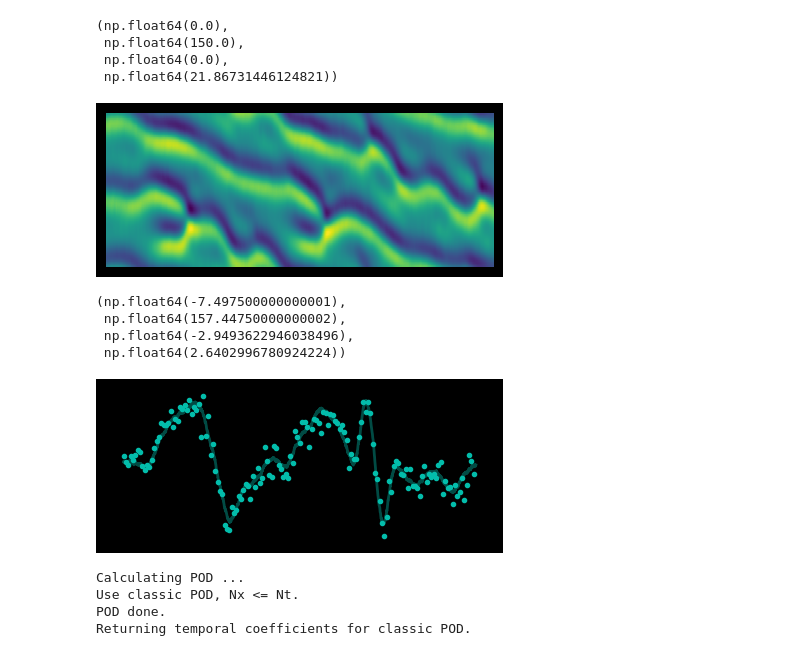
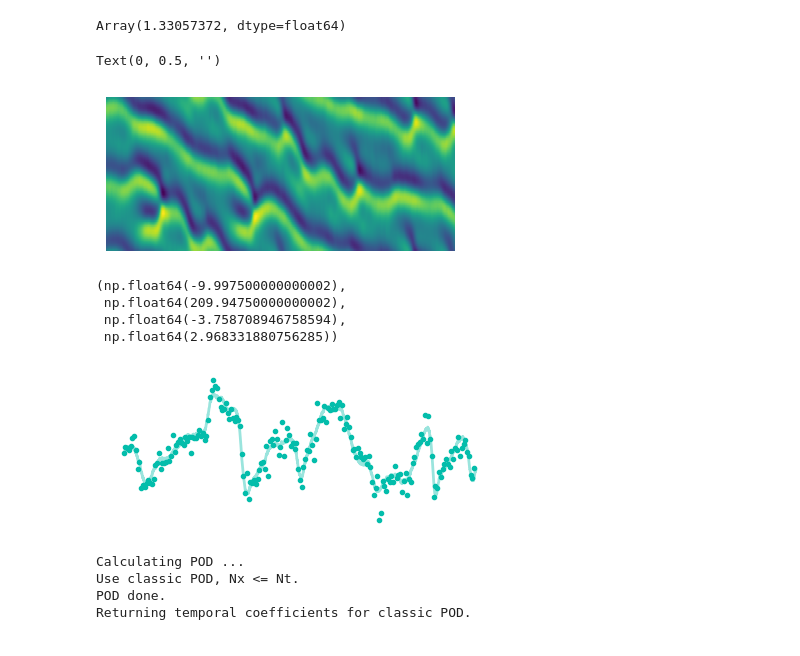
Before and after one commit to MagriLab/DA-RL, a Jupyter notebook: esn_training.ipynb, the cells around one changed output. Saved outputs shown, nothing was run; the diff lists cells and outputs as text; code cells hidden in the pictures.

```diff
--- a/esn_training.ipynb
+++ b/esn_training.ipynb
@@ -360,7 +360,7 @@ def generate_episode(config, env, episode_type='null_action'):
 config = ml_collections.ConfigDict()
 config.env = ml_collections.ConfigDict()
 config.env.N = 64
-L = 22
+L = 34
 nu = (2 * jnp.pi / L)**2
 config.env.nu = 0.08
 config.env.actuator_scale = 0.1
@@ -372,12 +372,12 @@ config.env.target = "e0"
 config.env.frame_skip = 1
 
 config.seed = 41
-config.episode_steps = 3000
+config.episode_steps = 1000
 
 config.enKF = ml_collections.ConfigDict()
 config.enKF.std_init = 0.0
 config.enKF.m = 0
-config.enKF.std_obs = 0.2
+config.enKF.std_obs = 0.0
 config.enKF.low_order_N = 0
 config.enKF.observation_starts = 0
 config.enKF.wait_steps = 1
@@ -458,34 +465,35 @@ plt.plot(RAW_DATA['observation'][0][:,0])
+# %%
+jnp.std(RAW_DATA['true_state'])
+# %% [output]
+Array(1.33057372, dtype=float64)
 # %%
 from matplotlib import rc
 
-plt.style.use("dark_background")
+# plt.style.use("dark_background")
 rc("font", **{"family": "serif", "serif": ["Computer Modern"], "size": 13})
 rc("text", usetex=True)
-
+ep_idx = 0
 total_time = env.ks_solver.dt * config.episode_steps
 x = env.ks_solver.x
-fig, ax = plt.subplots(figsize=(5,2))
-ax.imshow(RAW_DATA['true_state'][0].T,
+fig, ax = plt.subplots(figsize=(4.5,2))
+ax.imshow(RAW_DATA['true_state'][ep_idx].T,
            extent=[0, total_time, x[0], x[-1]],
            origin='lower',
            aspect='auto')
 ax.set_xticks([])
 ax.set_yticks([])
 ax.set_xticklabels([])
 ax.set_yticklabels([])
 # ax.set_xlabel('time')
 plt.axis('off')
-# ax.set_ylabel('')
+ax.set_ylabel('')
 # %% [output]
-(np.float64(0.0),
- np.float64(150.0),
- np.float64(0.0),
- np.float64(21.86731446124821))
+Text(0, 0.5, '')
-[figure, old version]
+[figure, new version]
 # %%
 true_color = "#03BDAB"
 pred_color = "#FEAC16"
-obs_idx = 3
+obs_idx = 0
 fig, ax = plt.subplots(figsize=(5,2))
 time = env.ks_solver.dt * np.arange(config.episode_steps)
 plt.plot(time[::20], RAW_DATA['observation'][0][::20,obs_idx], 'o', markersize=3, color=true_color)
@@ -493,11 +501,11 @@ plt.plot(time, RAW_DATA['true_observation'][0][:-1,obs_idx], linewidth=2, color=
 plt.xlabel('t')
 plt.axis('off')
 # %% [output]
-(np.float64(-7.497500000000001),
- np.float64(157.44750000000002),
- np.float64(-2.9493622946038496),
- np.float64(2.6402996780924224))
+(np.float64(-9.997500000000002),
+ np.float64(209.94750000000002),
+ np.float64(-3.758708946758594),
+ np.float64(2.968331880756285))
-[figure, old version]
+[figure, new version]
 # %%
 # avgs = []
 # for i in range(total_episodes):
```
Also changed, not shown: parts of 51 cells of this notebook, 7 other files.
